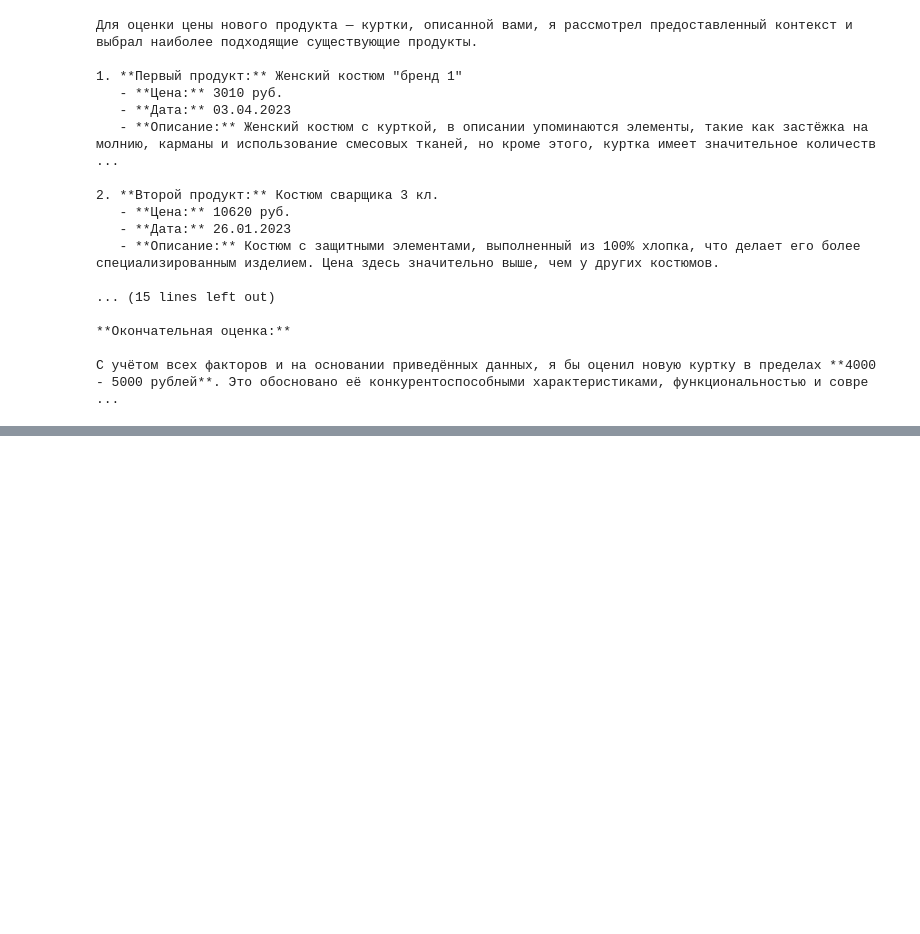
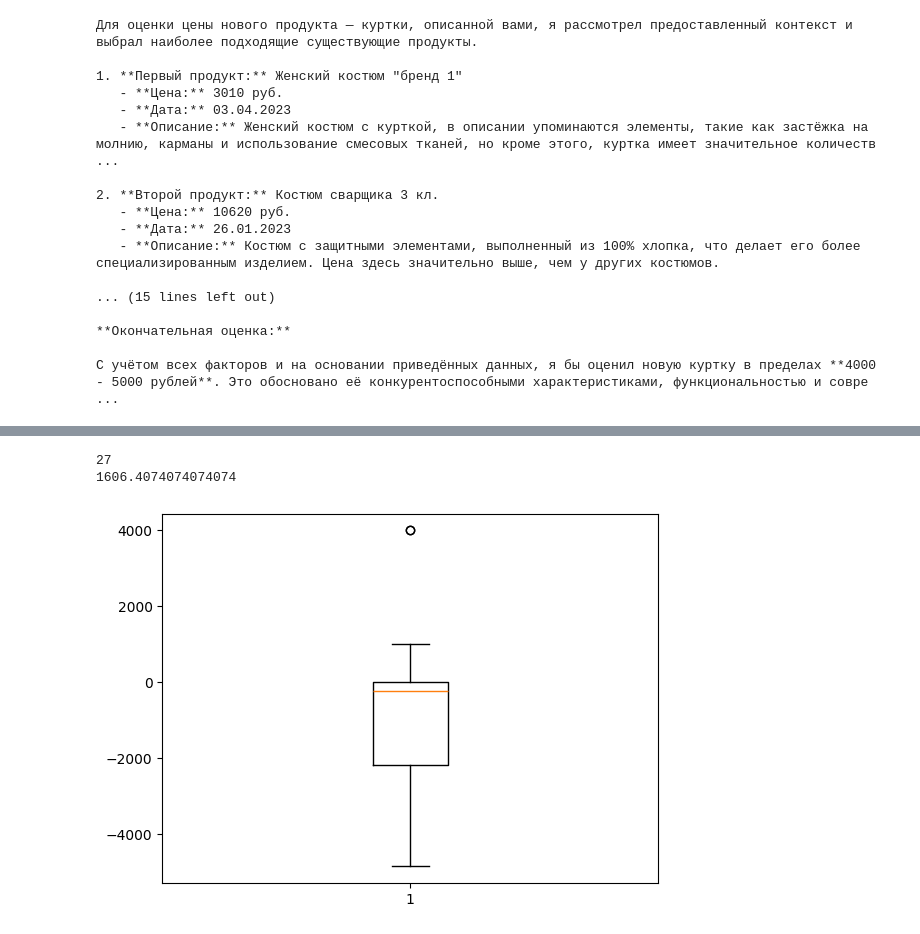
Before and after one commit to Wormsin/deals-parser-agent, a Jupyter notebook: rag.ipynb, the cells around one changed output, grey strips where cells are left out. Saved outputs shown, nothing was run; the diff lists cells and outputs as text; code cells hidden in the pictures; blank space fills up the shorter version.

```diff
--- a/rag.ipynb
+++ b/rag.ipynb
@@ -195,0 +453,10 @@ print(rag_chain.invoke(description))
+# %%
+print(len(error[actual_prices<6000]))
+
+print(np.sum(np.abs(error[actual_prices<6000]))/len(error[actual_prices<6000]))
+
+plt.boxplot(error[actual_prices<6000]);
+# %% [output]
+27
+1606.4074074074074
+[figure, added]
```
Also changed, not shown: parts of 21 cells of this notebook, 2 other files.
